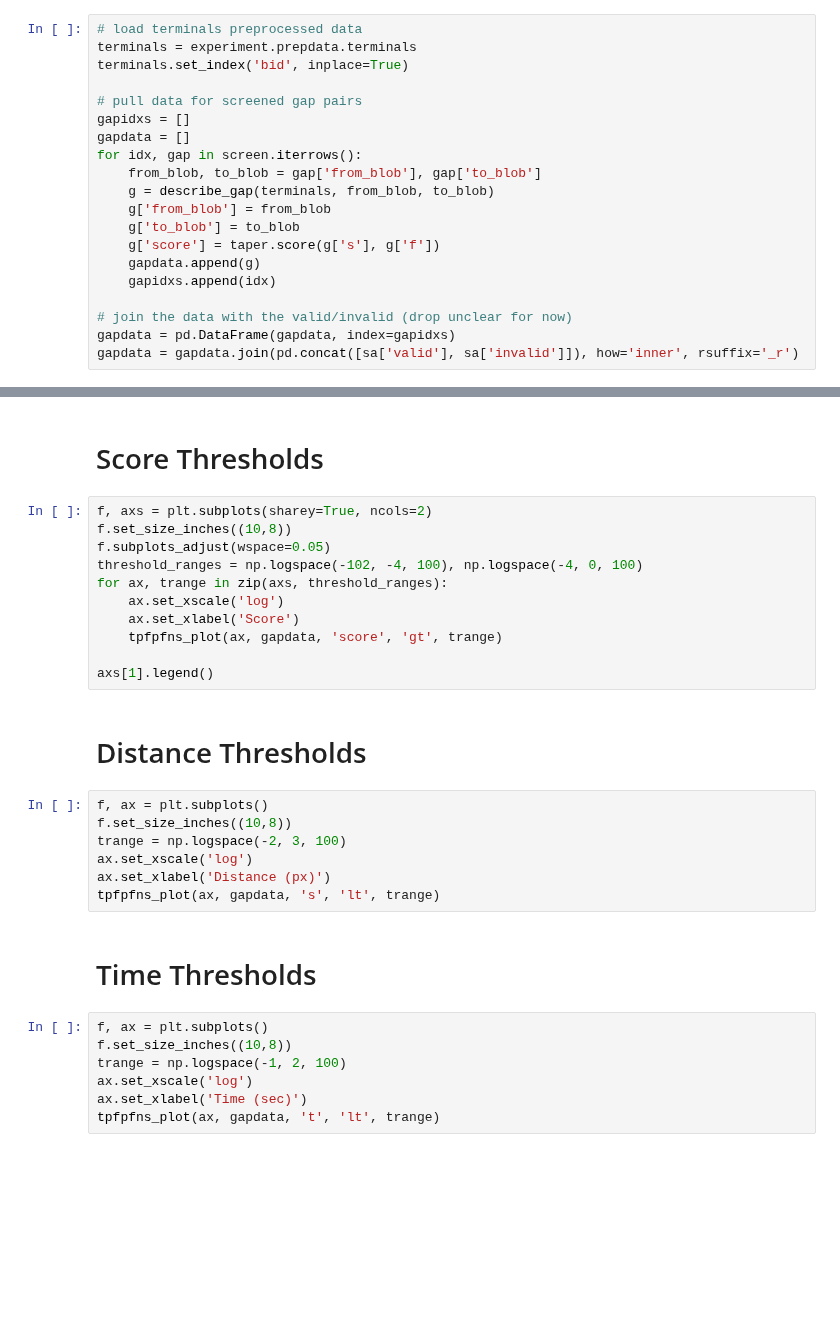
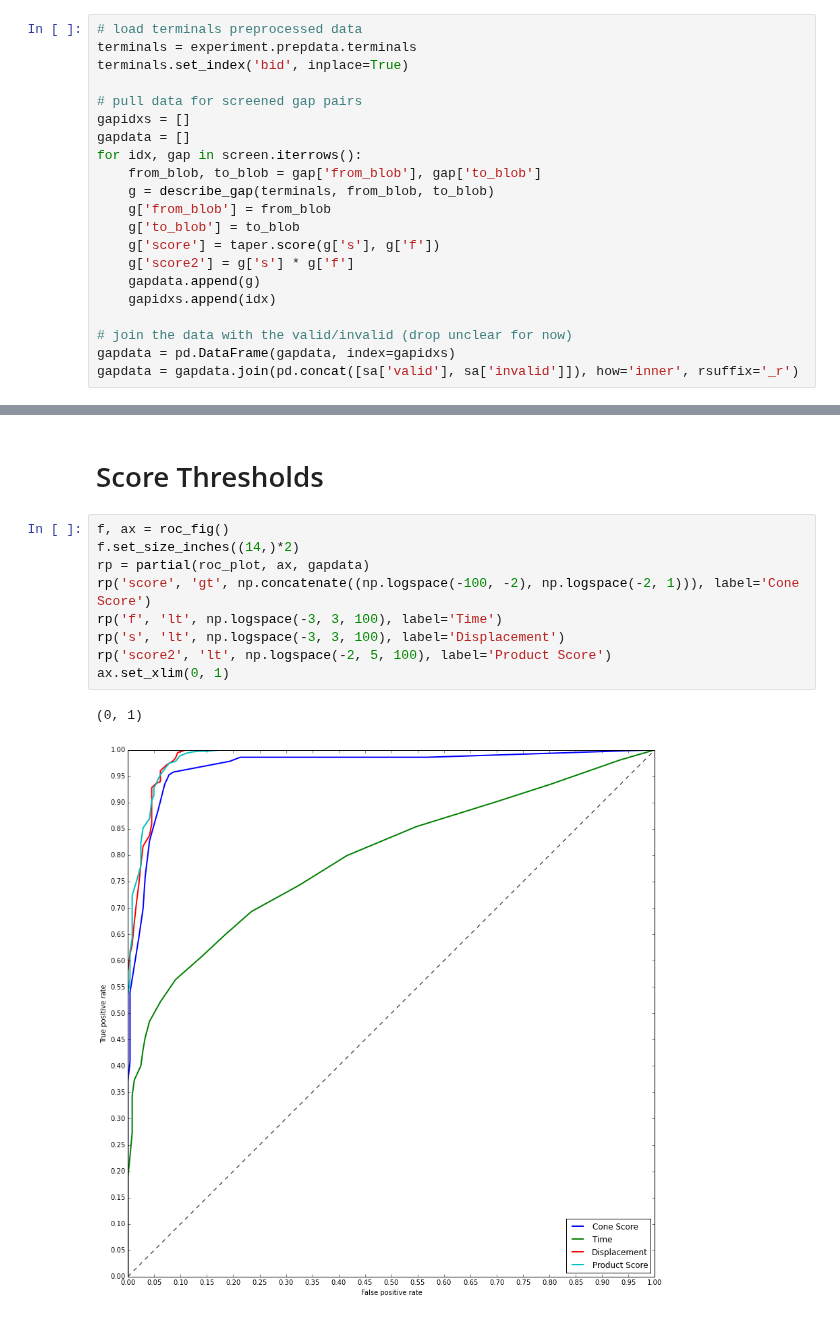
Before and after one commit to amarallab/waldo, a Jupyter notebook: workbooks/validation/gap_validation.ipynb, the cells around one changed output, grey strips where cells are left out. Cells and saved outputs as stored; diff of their text form; blank space fills up the shorter version.

Commit message:
Add ROC and DET figures for gap validation

```diff
--- a/workbooks/validation/gap_validation.ipynb
+++ b/workbooks/validation/gap_validation.ipynb
@@ -71,6 +80,7 @@ for idx, gap in screen.iterrows():
     g['from_blob'] = from_blob
     g['to_blob'] = to_blob
     g['score'] = taper.score(g['s'], g['f'])
+    g['score2'] = g['s'] * g['f']
     gapdata.append(g)
     gapidxs.append(idx)
 
@@ -110,31 +284,14 @@ def tpfpfns_plot(ax, df, key, op, thresholds):
 # %% [markdown]
 # Score Thresholds
-# %%
-f, axs = plt.subplots(sharey=True, ncols=2)
-f.set_size_inches((10,8))
-f.subplots_adjust(wspace=0.05)
-threshold_ranges = np.logspace(-102, -4, 100), np.logspace(-4, 0, 100)
-for ax, trange in zip(axs, threshold_ranges):
-    ax.set_xscale('log')
-    ax.set_xlabel('Score')
-    tpfpfns_plot(ax, gapdata, 'score', 'gt', trange)
-
-axs[1].legend()
-# %% [markdown]
-# Distance Thresholds
-# %%
-f, ax = plt.subplots()
-f.set_size_inches((10,8))
-trange = np.logspace(-2, 3, 100)
-ax.set_xscale('log')
-ax.set_xlabel('Distance (px)')
-tpfpfns_plot(ax, gapdata, 's', 'lt', trange)
-# %% [markdown]
-# Time Thresholds
-# %%
-f, ax = plt.subplots()
-f.set_size_inches((10,8))
-trange = np.logspace(-1, 2, 100)
-ax.set_xscale('log')
-ax.set_xlabel('Time (sec)')
-tpfpfns_plot(ax, gapdata, 't', 'lt', trange)
+# %%
+f, ax = roc_fig()
+f.set_size_inches((14,)*2)
+rp = partial(roc_plot, ax, gapdata)
+rp('score', 'gt', np.concatenate((np.logspace(-100, -2), np.logspace(-2, 1))), label='Cone Score')
+rp('f', 'lt', np.logspace(-3, 3, 100), label='Time')
+rp('s', 'lt', np.logspace(-3, 3, 100), label='Displacement')
+rp('score2', 'lt', np.logspace(-2, 5, 100), label='Product Score')
+ax.set_xlim(0, 1)
+# %% [output]
+(0, 1)
+[figure, added]
```
Also changed, not shown: parts of 8 cells of this notebook.
